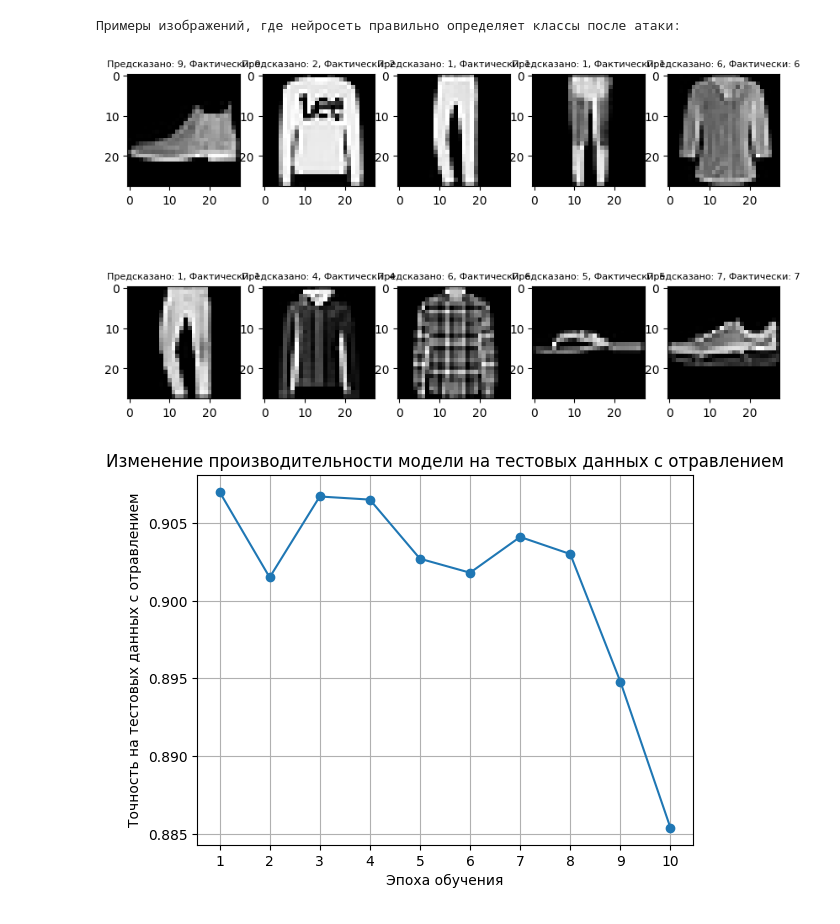
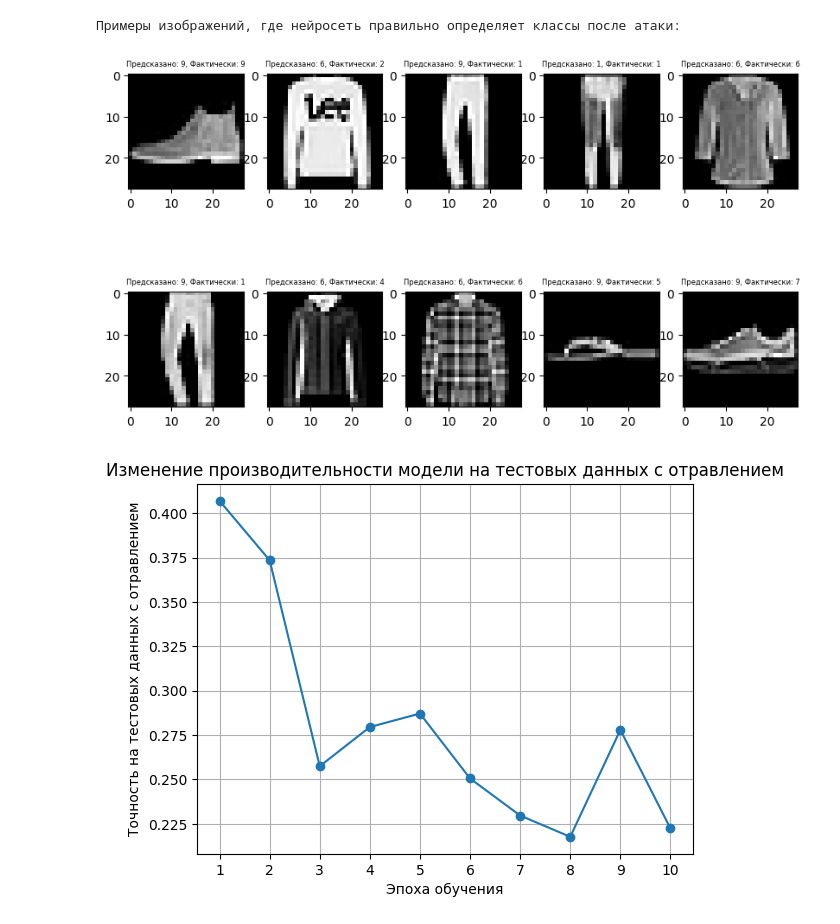
Before and after one commit to krissme28/-studying_ML, a Jupyter notebook: 2_задание.ipynb, the cells around one changed output. Cells and saved outputs as stored; diff of their text form; code cells hidden in the pictures.

```diff
--- a/2_задание.ipynb
+++ b/2_задание.ipynb
@@ -104,7 +104,7 @@ for i in range(10):
     axs[i // 5, i % 5].imshow(X_test[i].reshape(28, 28), cmap='gray')
     pred_class = np.argmax(y_pred_before_attack[i])
     true_class = np.argmax(y_test[i])
-    axs[i // 5, i % 5].set_title(f"Предсказано: {pred_class}, Фактически: {true_class}", fontsize=8)
+    axs[i // 5, i % 5].set_title(f"Предсказано: {pred_class}, Фактически: {true_class}", fontsize=5)
 plt.show()
 # %% [output]
 Примеры изображений, где нейросеть правильно определяет классы до атаки:
@@ -112,7 +112,7 @@ plt.show()
 # %%
 # Вызываем функцию атаки отравления с процентом отравления 10% и целевым классом 1
-percent_poison = 0.1
-target_class = np.array([0, 0, 0, 0, 0, 0, 0, 0, 0, 1])  # Пример: целевой класс - 1, остальные - 0
+percent_poison = 0.3
+target_class = np.array([0, 0, 0, 0, 0, 0, 0, 0, 1, 1])  # Пример: целевой класс - 1, остальные - 0
 X_train_poisoned, y_train_poisoned = generate_backdoor(X_train, y_train, percent_poison, target_class)
 # %%
 # Создаем список для хранения точности на каждой эпохе обучения с отравлением
@@ -156,16 +156,16 @@ print("Точность на тестовых данных с отравлени
 # %%
 # Выводим примеры изображений, где нейросеть правильно определяет классы после атаки
 print("Примеры изображений, где нейросеть правильно определяет классы после атаки:")
 fig, axs = plt.subplots(2, 5, figsize=(10, 6))
 for i in range(10):
     axs[i // 5, i % 5].imshow(X_test[i].reshape(28, 28), cmap='gray')
     pred_class = np.argmax(y_pred_poisoned[i])
     true_class = np.argmax(y_test[i])
-    axs[i // 5, i % 5].set_title(f"Предсказано: {pred_class}, Фактически: {true_class}", fontsize=8)
+    axs[i // 5, i % 5].set_title(f"Предсказано: {pred_class}, Фактически: {true_class}", fontsize=6)
 plt.show()
 # %% [output]
 Примеры изображений, где нейросеть правильно определяет классы после атаки:
-[figure, old version]
+[figure, new version]
 # %%
 # Отображаем график с изменением производительности модели на тестовых данных с отравлением
 plt.plot(range(1, 11), accuracy_history, marker='o')
@@ -176,4 +176,4 @@ plt.xticks(range(1, 11))
 plt.grid(True)
 plt.show()
 # %% [output]
-[figure, old version]
+[figure, new version]
```
Also changed, not shown: parts of 6 cells of this notebook.
